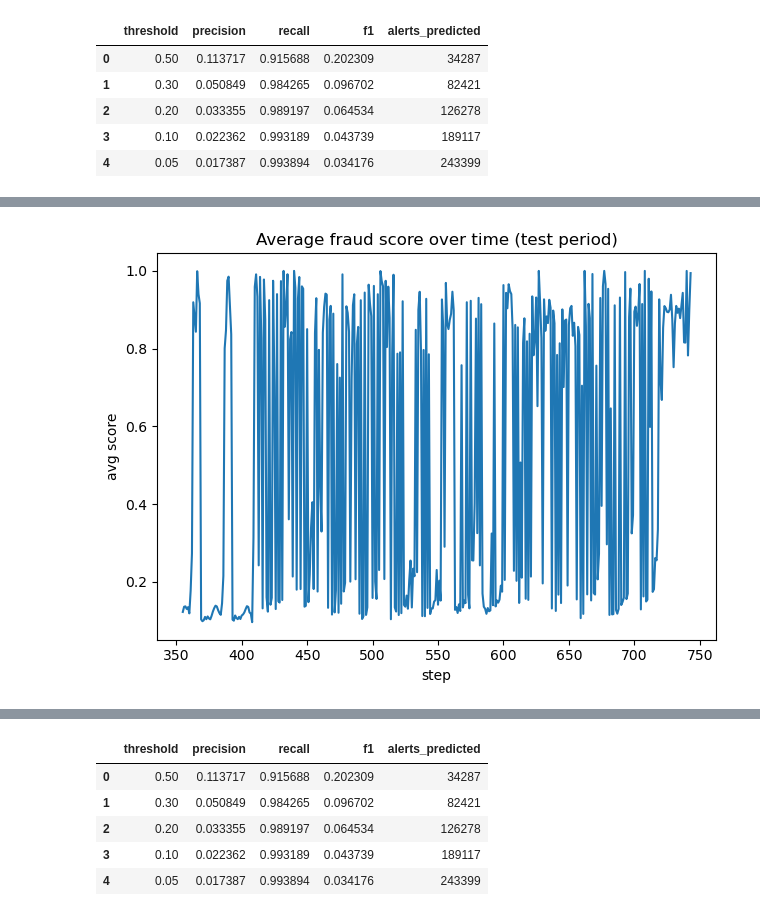
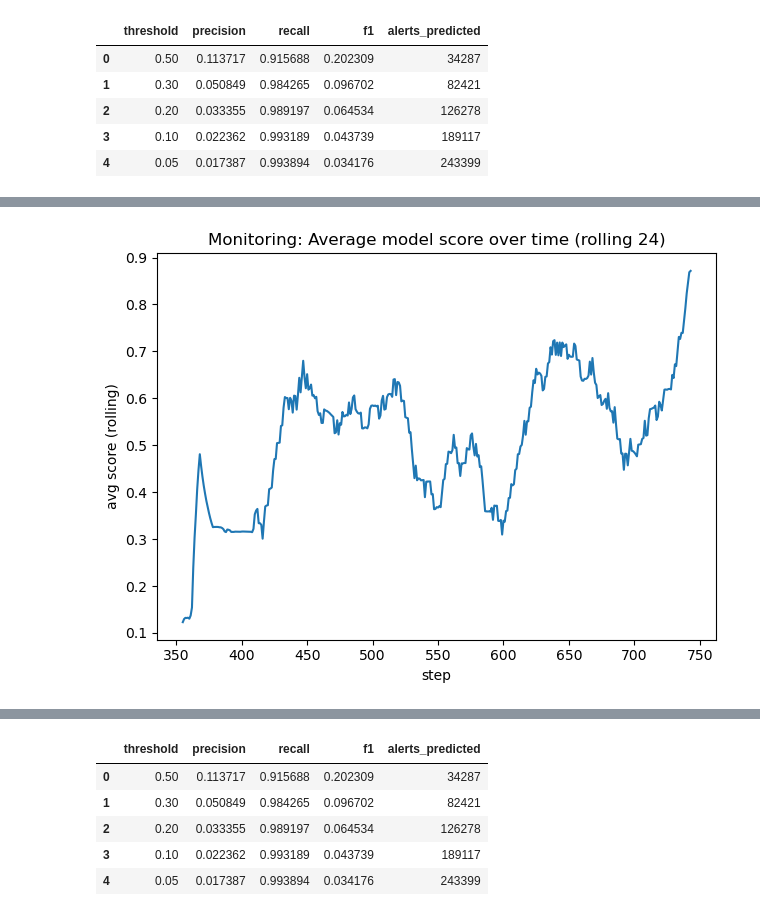
Before and after one commit to koektasmetin/fraud-detection-monitoring, a Jupyter notebook: notebooks/02_baseline_model.ipynb, the cells around one changed output, grey strips where cells are left out. Cells and saved outputs as stored; diff of their text form; code cells hidden in the pictures.

```diff
--- a/notebooks/02_baseline_model.ipynb
+++ b/notebooks/02_baseline_model.ipynb
@@ -13,13 +41,14 @@ Fraud rate: 0.002964544224336551 (0.2965%)
 # %%
-# sortieren nach Zeit (step)
+# Sort by time (step) and split chronologically (80% train / 20% test)
 df = df.sort_values("step").reset_index(drop=True)
 
-split_step = int(df["step"].quantile(0.8))  # ca. 80% der Zeit als Train
+split_step = int(df["step"].quantile(0.80))
+
 train = df[df["step"] <= split_step].copy()
 test  = df[df["step"] >  split_step].copy()
 
 print("Split step:", split_step)
-print("Train:", train.shape, "Fraud rate:", train["isFraud"].mean())
-print("Test :", test.shape,  "Fraud rate:", test["isFraud"].mean())
+print(f"Train: {train.shape} | Fraud rate: {train[TARGET].mean():.6f}")
+print(f"Test : {test.shape} | Fraud rate: {test[TARGET].mean():.6f}")
 # %% [output]
 Split step: 354
@@ -89,14 +136,25 @@ result
 # %%
-test = test.copy()
-test["score"] = proba
-score_by_step = test.groupby("step")["score"].mean()
+# Monitoring view on the test period: score + alert volume over time
 
-import matplotlib.pyplot as plt
-score_by_step.plot()
-plt.title("Average fraud score over time (test period)")
-plt.ylabel("avg score")
+monitor = test.copy()
+monitor["score"] = proba
+
+by_step = monitor.groupby("step").agg(
+    avg_score=("score", "mean"),
+    tx_count=("score", "size")
+).reset_index()
+
+# Smooth trend (rolling window)
+window = 24
+by_step["avg_score_roll"] = by_step["avg_score"].rolling(window, min_periods=1).mean()
+
+plt.figure()
+plt.plot(by_step["step"], by_step["avg_score_roll"])
+plt.title(f"Monitoring: Average model score over time (rolling {window})")
+plt.xlabel("step")
+plt.ylabel("avg score (rolling)")
 plt.tight_layout()
-plt.savefig("../reports/figures/avg_score_over_time_test.png", dpi=150)
+plt.savefig("../reports/figures/monitor_avg_score_roll.png", dpi=150)
 plt.show()
 # %% [output]
-[figure, old version]
+[figure, new version]
```
Also changed, not shown: parts of 27 cells of this notebook, 8 other files.
